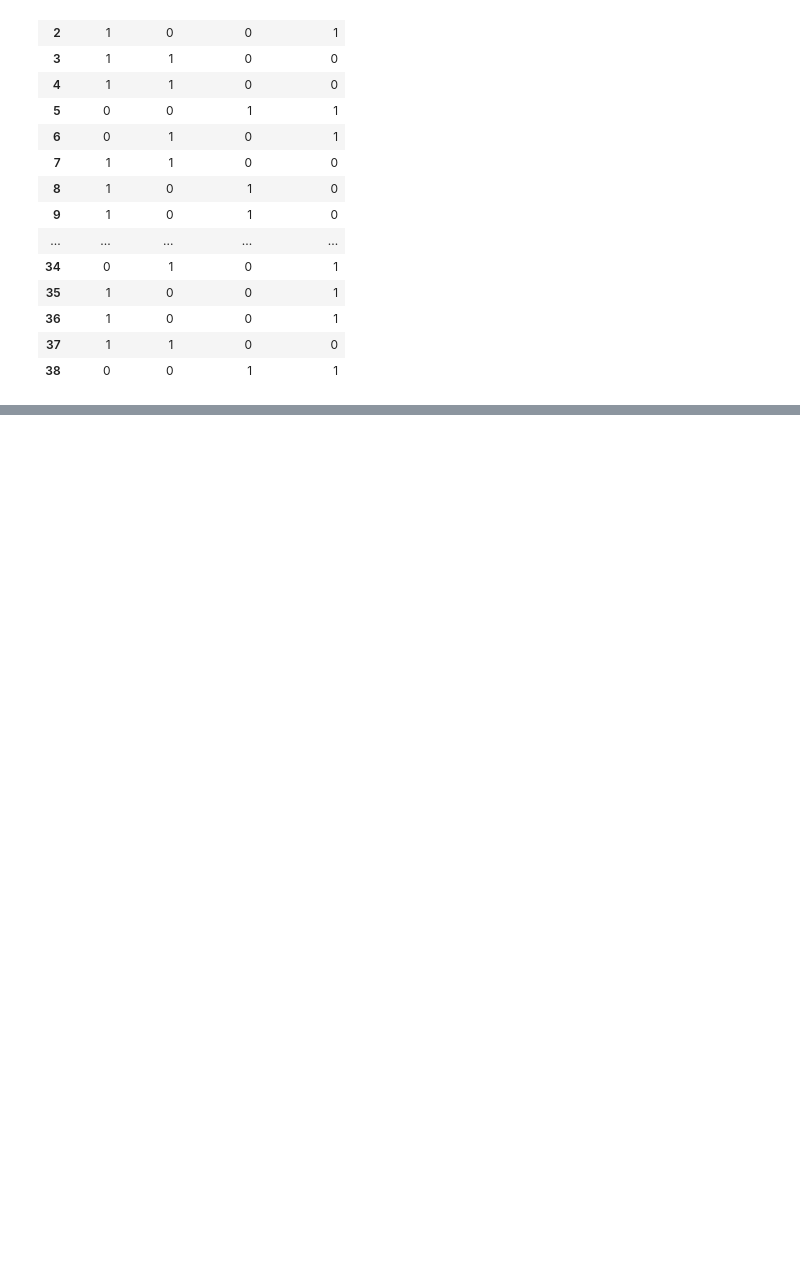
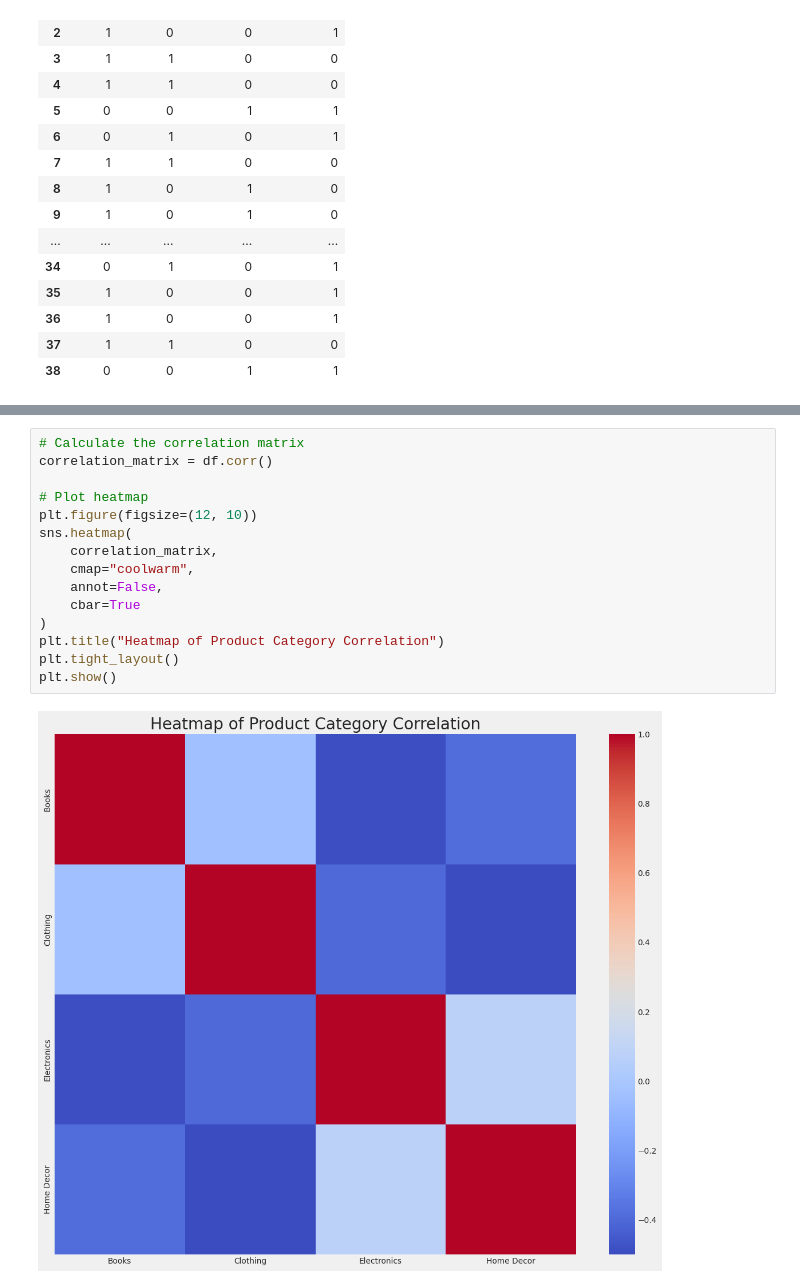
Before and after one commit to Sc-Learn/project-akhir-fundamental-data-analyst, a Jupyter notebook: notebooks/association-rule.ipynb, the cells around one changed output, grey strips where cells are left out. Drawn from its saved outputs; the diff is of its cells as text; blank space fills up the shorter version.

```diff
--- a/notebooks/association-rule.ipynb
+++ b/notebooks/association-rule.ipynb
@@ -411,0 +287,17 @@ df_ar
+# %%
+# Calculate the correlation matrix
+correlation_matrix = df.corr()
+
+# Plot heatmap
+plt.figure(figsize=(12, 10))
+sns.heatmap(
+    correlation_matrix,
+    cmap="coolwarm",
+    annot=False,
+    cbar=True
+)
+plt.title("Heatmap of Product Category Correlation")
+plt.tight_layout()
+plt.show()
+# %% [output]
+[figure, added]
```
Also changed, not shown: parts of 23 cells of this notebook.
